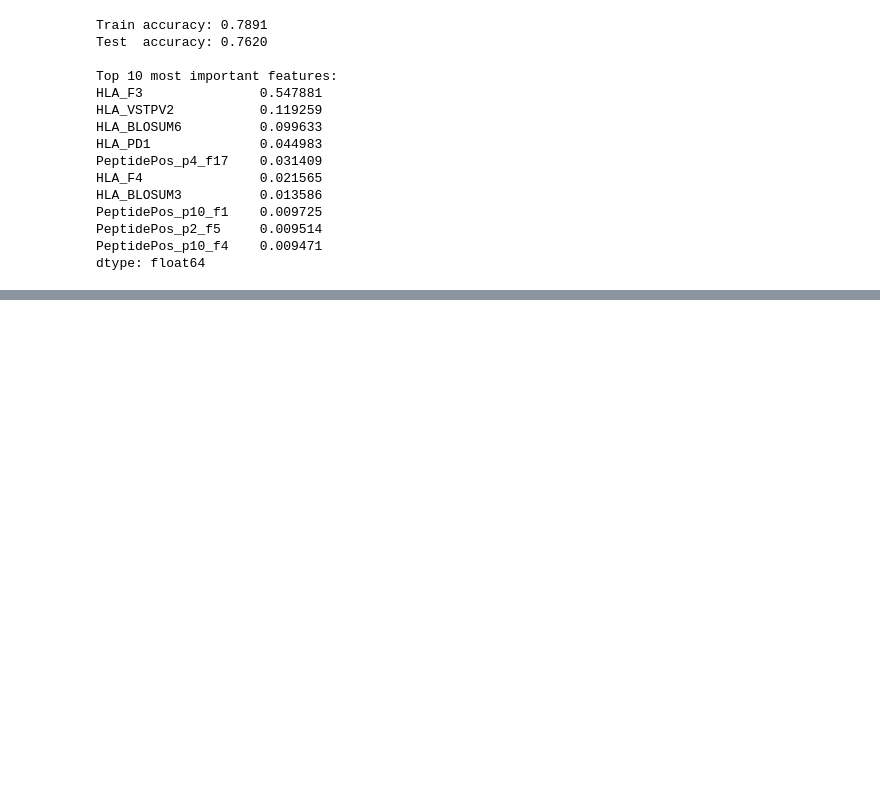
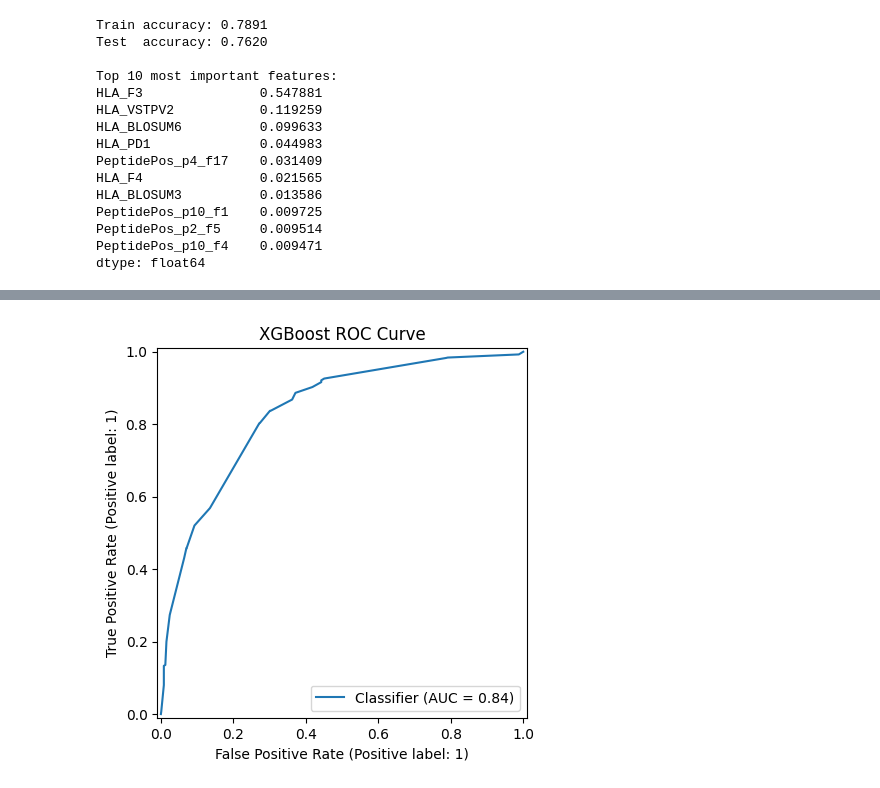
Before and after one commit to nikitarjsh/PIPER, a Jupyter notebook: src/decision-tree.ipynb, the cells around one changed output, grey strips where cells are left out. Cells and saved outputs as stored; diff of their text form; code cells hidden in the pictures; blank space fills up the shorter version.

```diff
--- a/src/decision-tree.ipynb
+++ b/src/decision-tree.ipynb
@@ -277,0 +352,6 @@ dtype: float64
+# %%
+RocCurveDisplay.from_predictions(y_test, y_test_prob)
+plt.title("XGBoost ROC Curve")
+plt.show()
+# %% [output]
+[figure, added]
```
Also changed, not shown: parts of 9 cells of this notebook.
